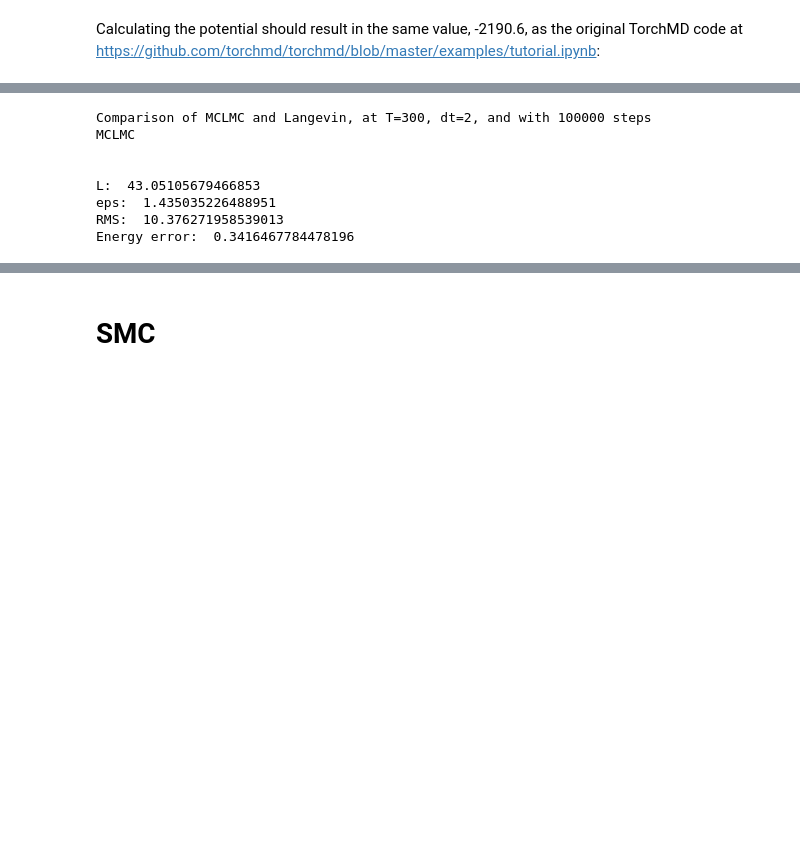
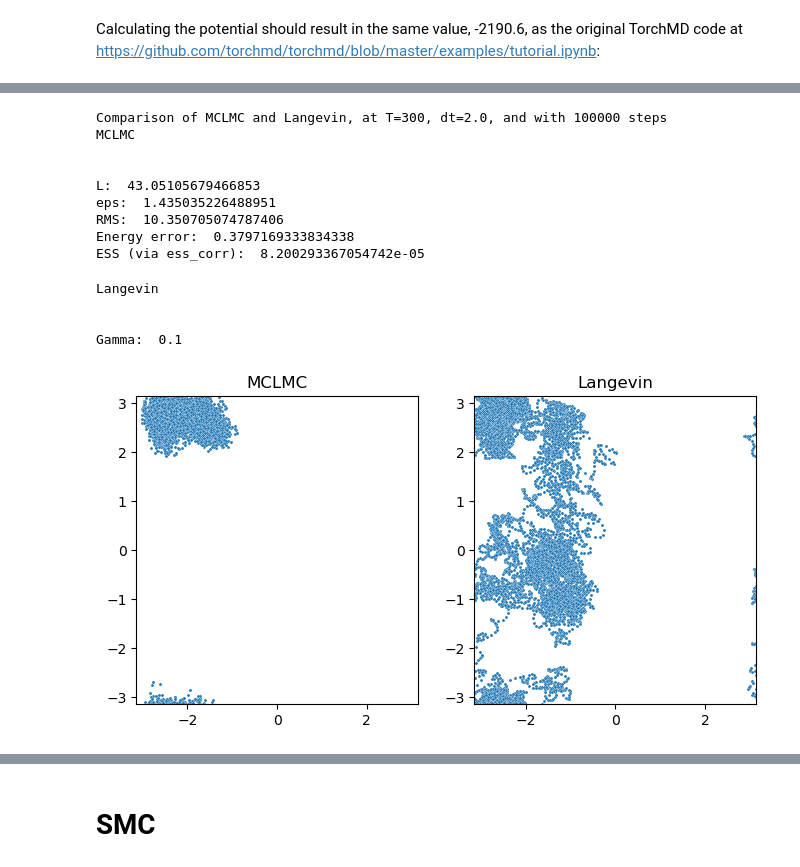
Before and after one commit to reubenharry/jax-md, a Jupyter notebook: notebooks/ad_mclmc.ipynb, the cells around one changed output, grey strips where cells are left out. Saved outputs shown, nothing was run; the diff lists cells and outputs as text; code cells hidden in the pictures; blank space fills up the shorter version.

```diff
--- a/notebooks/ad_mclmc.ipynb
+++ b/notebooks/ad_mclmc.ipynb
@@ -159,12 +170,18 @@ def run_mclmc(T, dt, L_factor, chain_length, gamma):
 # %%
-samples,energy,L,eps, samples_langevin, gamma = run_mclmc(T=300, dt=2, L_factor=30, chain_length=100000, gamma=1.0)
+samples,energy,L,eps, samples_langevin, gamma = run_mclmc(T=300, dt=2.0, L_factor=30, chain_length=100000, gamma=0.1)
 # %% [output]
-Comparison of MCLMC and Langevin, at T=300, dt=2, and with 100000 steps
+Comparison of MCLMC and Langevin, at T=300, dt=2.0, and with 100000 steps
 MCLMC
 
 
 L:  43.05105679466853
 eps:  1.435035226488951
-RMS:  10.376271958539013
-Energy error:  0.3416467784478196
+RMS:  10.350705074787406
+Energy error:  0.3797169333834338
+ESS (via ess_corr):  8.200293367054742e-05
+Langevin
+
+
+Gamma:  0.1
+[figure, added]
 # %%
```
Also changed, not shown: parts of 12 cells of this notebook, 2 other files.
